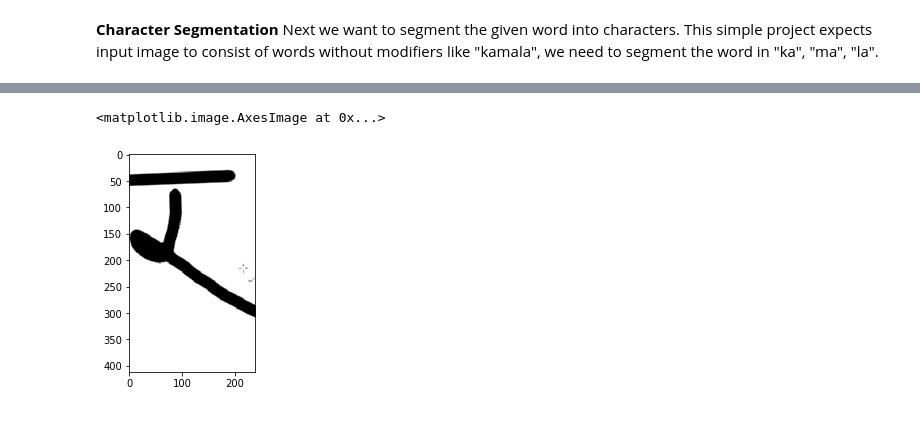
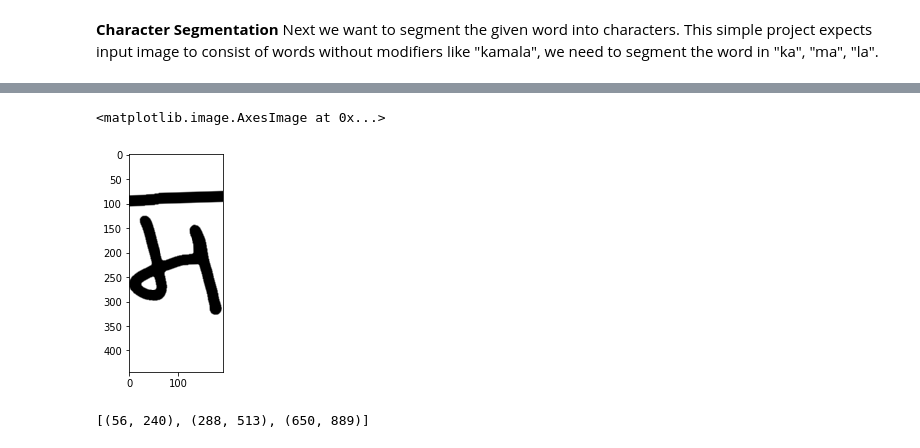
Before and after one commit to theonlyNischal/Devanagiri-Character-Segmentation-for-OCR, a Jupyter notebook: 1-ReadMe.ipynb, the cells around one changed output, grey strips where cells are left out. Cells and saved outputs as stored; diff of their text form; code cells hidden in the pictures.

```diff
--- a/1-ReadMe.ipynb
+++ b/1-ReadMe.ipynb
@@ -35,7 +35,7 @@ import cv2 as cv
 import numpy as np
 import matplotlib.pyplot as plt
 
-kamal = cv.imread("Devanagari_Images/nagar.png")
+kamal = cv.imread("Devanagari_Images/charam.png")
 kamal_gray = cv.cvtColor(kamal, cv.COLOR_BGR2GRAY)
 
 retval, thresholded_kamal = cv.threshold(kamal_gray, 85, 255, cv.THRESH_BINARY)
@@ -52,7 +52,7 @@ def binarization(img_path, threshold_value, maximum_value):
 
     return thresholded_image
 
-img = "Devanagari_Images/nagar.png"
+img = "Devanagari_Images/charam.png"
 thresholded_image = binarization(img, 85, 255)
 plt.imshow(thresholded_image, cmap="gray")
 # %% [output]
@@ -276,8 +282,8 @@ plt.imshow(image_white_background[:, 281:513], cmap="gray")
 # %%
-plt.imshow(image_white_background[:, 650:889], cmap="gray")
+plt.imshow(image_white_background[:, 654:845], cmap="gray")
 # %% [output]
 <matplotlib.image.AxesImage at 0x...>
-[figure, old version]
+[figure, new version]
 # %%
 def white_pixel_sum_list(image_white_background):
 
@@ -320,0 +333,5 @@ def find_boundries(rotated_image):
+# %%
+boundres = find_boundries(rotated_image)
+boundres
+# %% [output]
+[(56, 240), (288, 513), (650, 889)]
```
Also changed, not shown: parts of 15 cells of this notebook, 1 other file.
